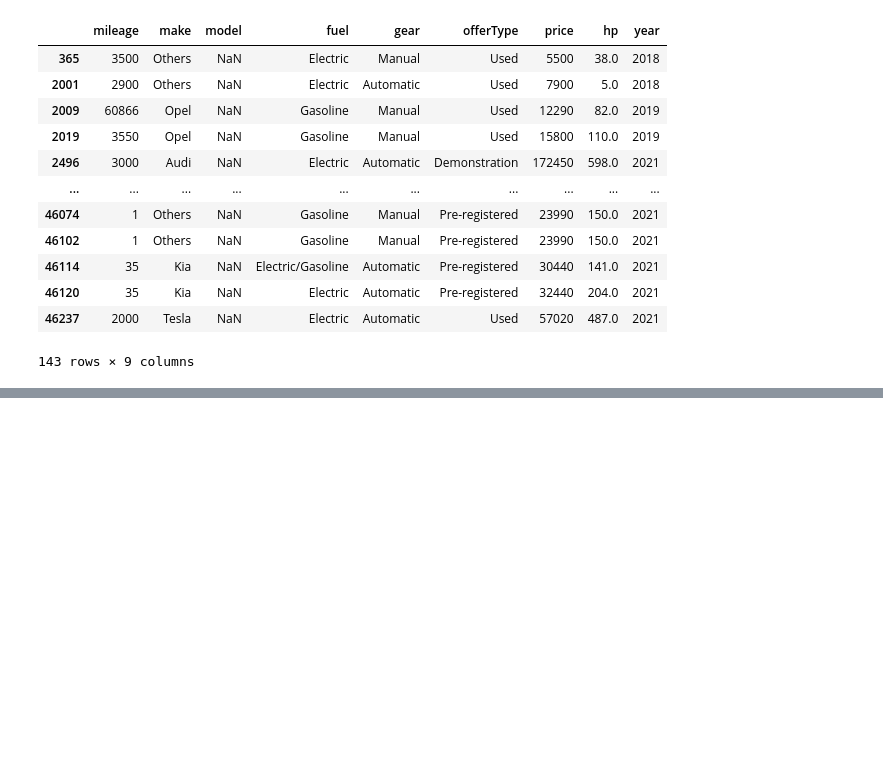
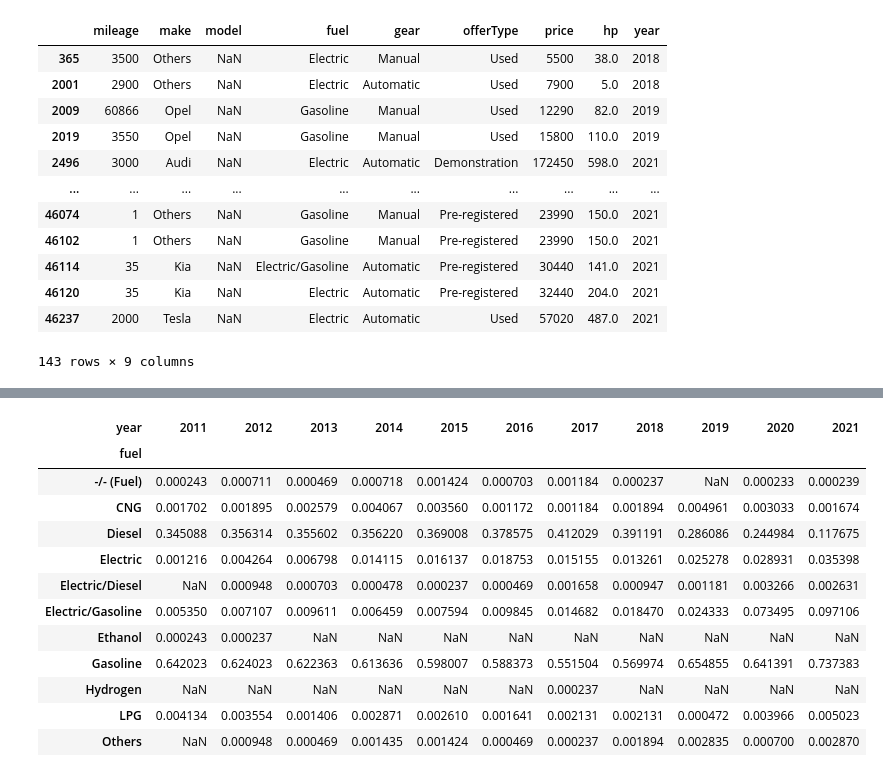
Before and after one commit to stormriderDE/DataScientist_Nano_EV_CarStock, a Jupyter notebook: German Car Stock EV-Analysis.ipynb, the cells around one changed output, grey strips where cells are left out. Cells and saved outputs as stored; diff of their text form; code cells hidden in the pictures; blank space fills up the shorter version.

```diff
--- a/German Car Stock EV-Analysis.ipynb
+++ b/German Car Stock EV-Analysis.ipynb
@@ -1,10 +3,9 @@
 # %%
 import pandas as pd
 import numpy as np
-#pd.set_option('max_columns', None)
+pd.set_option('max_columns', None)
 import matplotlib.pyplot as plt
 %matplotlib inline
 
 df = pd.read_csv('./autoscout24-germany-dataset.csv')
 schema = pd.read_csv('./autoscout24-germany-dataset.csv')
-df.head()
@@ -98,2 +110,4 @@ df[df['model'].isnull()] # other two columns with NaNs: 'gear', 'hp'
 # %%
-# Business related question 1: How has the share of electric vehicles in the second hand market developed over the years?
+#EVs_per_year = df.value_counts(['year', 'fuel'])
+EVs_per_year = df.groupby(['year', 'fuel'])['price'].count().to_frame(name = 'number of vehicles').reset_index()
+EVs_per_year
@@ -99,0 +154,21 @@ df[df['model'].isnull()] # other two columns with NaNs: 'gear', 'hp'
+# %%
+# Transpose dataframe for plotting purposes
+vehicles_per_year_transposed = vehicles_per_year.T
+# drop row "sum"
+vehicles_per_year_transposed = vehicles_per_year_transposed.drop(index='VehicleSum')
+#show dataframe
+vehicles_per_year_transposed
+# %% [output]
+| year | 2011 | 2012 | 2013 | 2014 | 2015 | 2016 | 2017 | 2018 | 2019 | 2020 | 2021 |
+| fuel |  |  |  |  |  |  |  |  |  |  |  |
+| -/- (Fuel) | 0.000243 | 0.000711 | 0.000469 | 0.000718 | 0.001424 | 0.000703 | 0.001184 | 0.000237 | NaN | 0.000233 | 0.000239 |
+| CNG | 0.001702 | 0.001895 | 0.002579 | 0.004067 | 0.003560 | 0.001172 | 0.001184 | 0.001894 | 0.004961 | 0.003033 | 0.001674 |
+| Diesel | 0.345088 | 0.356314 | 0.355602 | 0.356220 | 0.369008 | 0.378575 | 0.412029 | 0.391191 | 0.286086 | 0.244984 | 0.117675 |
+| Electric | 0.001216 | 0.004264 | 0.006798 | 0.014115 | 0.016137 | 0.018753 | 0.015155 | 0.013261 | 0.025278 | 0.028931 | 0.035398 |
+| Electric/Diesel | NaN | 0.000948 | 0.000703 | 0.000478 | 0.000237 | 0.000469 | 0.001658 | 0.000947 | 0.001181 | 0.003266 | 0.002631 |
+| Electric/Gasoline | 0.005350 | 0.007107 | 0.009611 | 0.006459 | 0.007594 | 0.009845 | 0.014682 | 0.018470 | 0.024333 | 0.073495 | 0.097106 |
+| Ethanol | 0.000243 | 0.000237 | NaN | NaN | NaN | NaN | NaN | NaN | NaN | NaN | NaN |
+| Gasoline | 0.642023 | 0.624023 | 0.622363 | 0.613636 | 0.598007 | 0.588373 | 0.551504 | 0.569974 | 0.654855 | 0.641391 | 0.737383 |
+| Hydrogen | NaN | NaN | NaN | NaN | NaN | NaN | 0.000237 | NaN | NaN | NaN | NaN |
+| LPG | 0.004134 | 0.003554 | 0.001406 | 0.002871 | 0.002610 | 0.001641 | 0.002131 | 0.002131 | 0.000472 | 0.003966 | 0.005023 |
+| Others | NaN | 0.000948 | 0.000469 | 0.001435 | 0.001424 | 0.000469 | 0.000237 | 0.001894 | 0.002835 | 0.000700 | 0.002870 |
```
Also changed, not shown: parts of 19 cells of this notebook.
